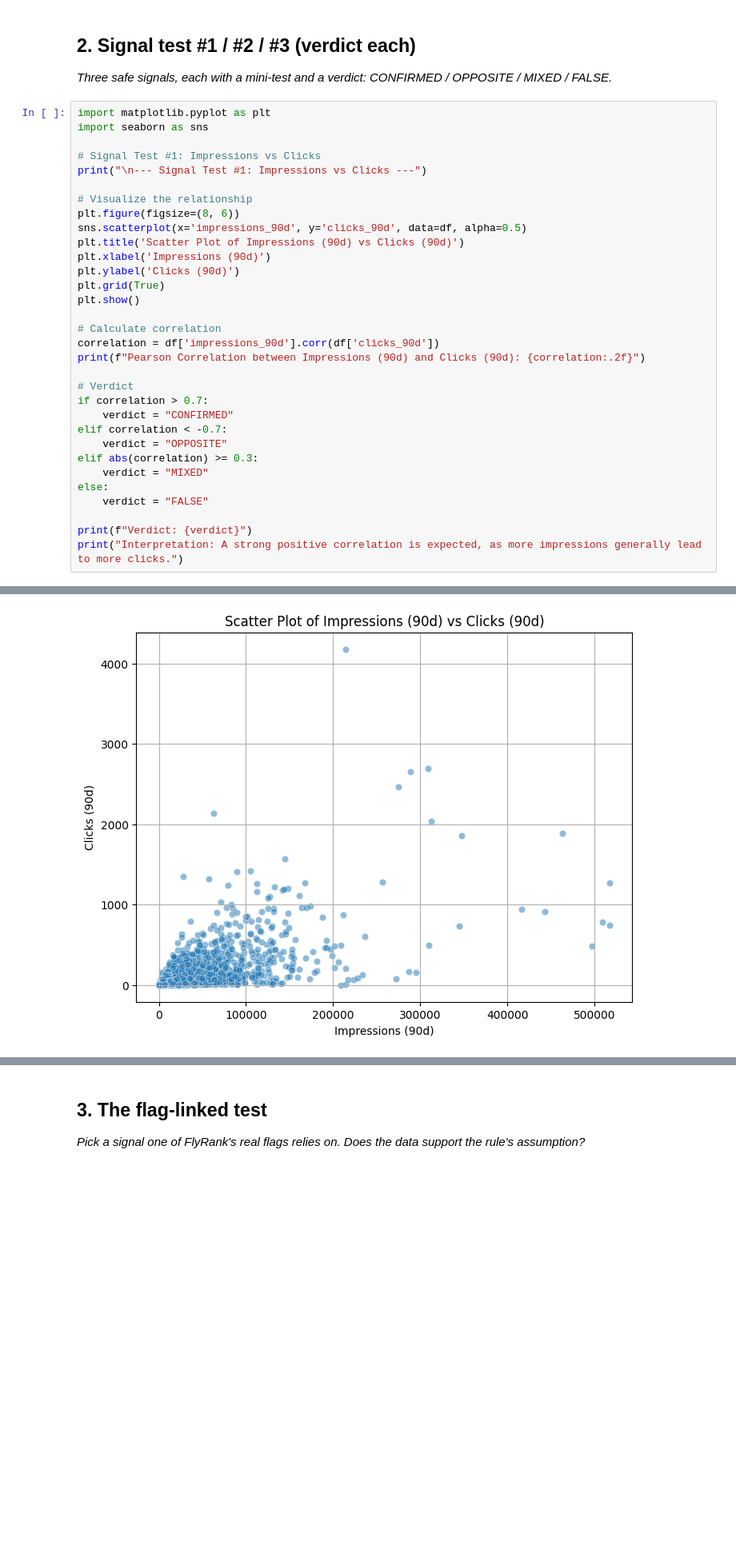
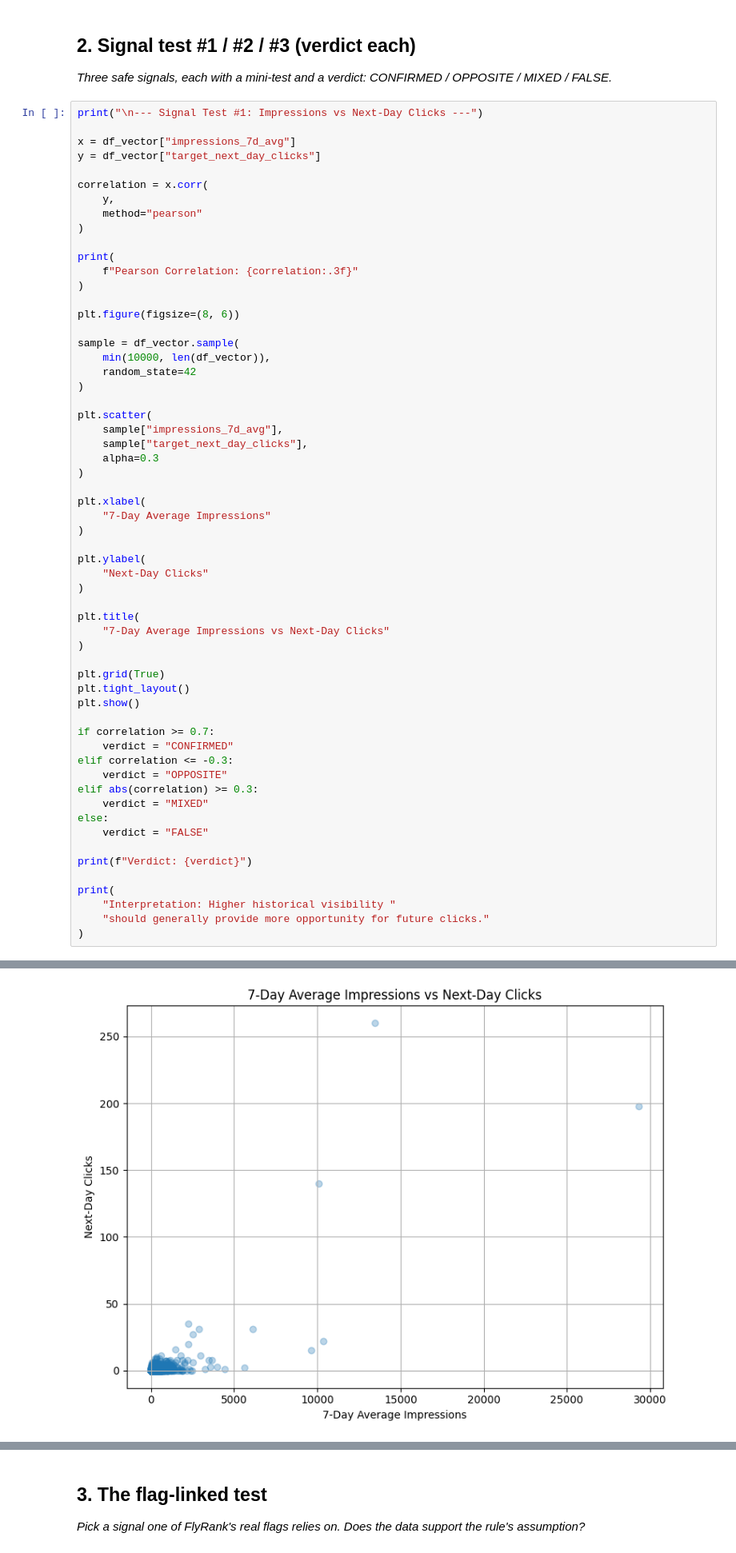
Before and after one commit to srvnkumr27/flyrank-ml-internship, a Jupyter notebook: work/notebooks/w04_signal_audit.ipynb, the cells around one changed output, grey strips where cells are left out. Shown at 80% size. Saved outputs shown, nothing was run; the diff lists cells and outputs as text; blank space fills up the shorter version.

```diff
--- a/work/notebooks/w04_signal_audit.ipynb
+++ b/work/notebooks/w04_signal_audit.ipynb
@@ -40,29 +285,52 @@ for col in features:
 
 *Three safe signals, each with a mini-test and a verdict: CONFIRMED / OPPOSITE / MIXED / FALSE.*
 # %%
-import matplotlib.pyplot as plt
-import seaborn as sns
+print("\n--- Signal Test #1: Impressions vs Next-Day Clicks ---")
 
-# Signal Test #1: Impressions vs Clicks
-print("\n--- Signal Test #1: Impressions vs Clicks ---")
+x = df_vector["impressions_7d_avg"]
+y = df_vector["target_next_day_clicks"]
 
-# Visualize the relationship
+correlation = x.corr(
+    y,
+    method="pearson"
+)
+
+print(
+    f"Pearson Correlation: {correlation:.3f}"
+)
+
 plt.figure(figsize=(8, 6))
-sns.scatterplot(x='impressions_90d', y='clicks_90d', data=df, alpha=0.5)
-plt.title('Scatter Plot of Impressions (90d) vs Clicks (90d)')
-plt.xlabel('Impressions (90d)')
-plt.ylabel('Clicks (90d)')
+
+sample = df_vector.sample(
+    min(10000, len(df_vector)),
+    random_state=42
+)
+
+plt.scatter(
+    sample["impressions_7d_avg"],
+    sample["target_next_day_clicks"],
+    alpha=0.3
+)
+
+plt.xlabel(
+    "7-Day Average Impressions"
+)
+
+plt.ylabel(
+    "Next-Day Clicks"
+)
+
+plt.title(
+    "7-Day Average Impressions vs Next-Day Clicks"
+)
+
 plt.grid(True)
+plt.tight_layout()
 plt.show()
 
-# Calculate correlation
-correlation = df['impressions_90d'].corr(df['clicks_90d'])
-print(f"Pearson Correlation between Impressions (90d) and Clicks (90d): {correlation:.2f}")
-
-# Verdict
-if correlation > 0.7:
+if correlation >= 0.7:
     verdict = "CONFIRMED"
-elif correlation < -0.7:
+elif correlation <= -0.3:
     verdict = "OPPOSITE"
 elif abs(correlation) >= 0.3:
     verdict = "MIXED"
@@ -70,5 +338,9 @@ else:
     verdict = "FALSE"
 
 print(f"Verdict: {verdict}")
-print("Interpretation: A strong positive correlation is expected, as more impressions generally lead to more clicks.")
+
+print(
+    "Interpretation: Higher historical visibility "
+    "should generally provide more opportunity for future clicks."
+)
 # %% [output]
@@ -76 +349 @@ print("Interpretation: A strong positive correlation is expected, as more impres
-[figure, old version]
+[figure, new version]
```
Also changed, not shown: parts of 13 cells of this notebook.
